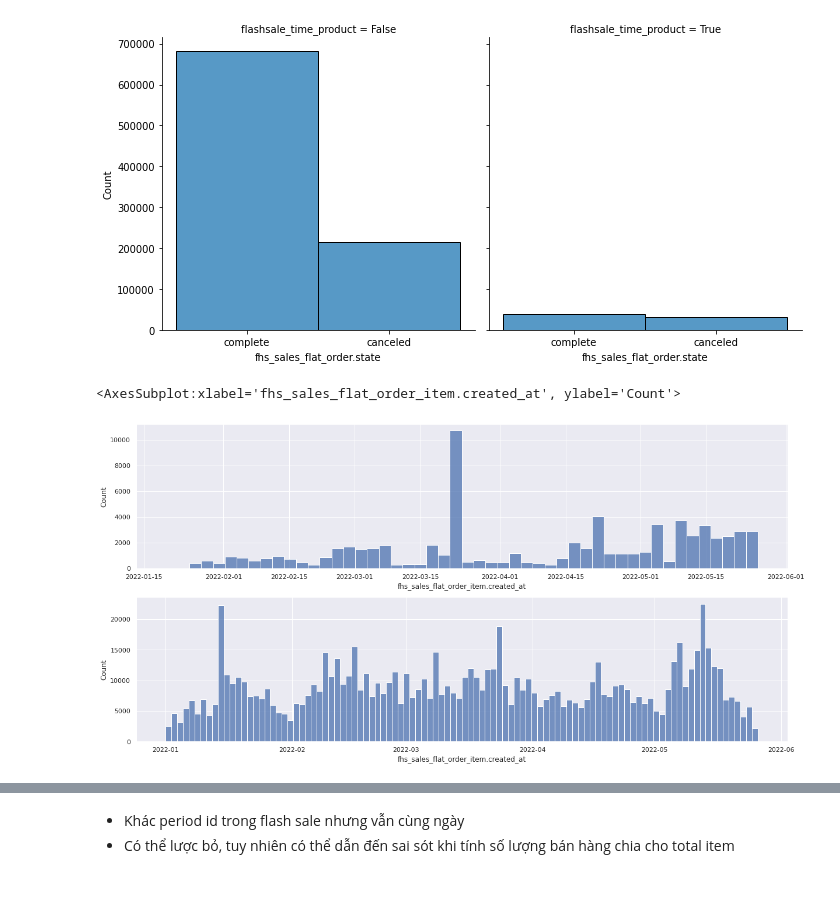
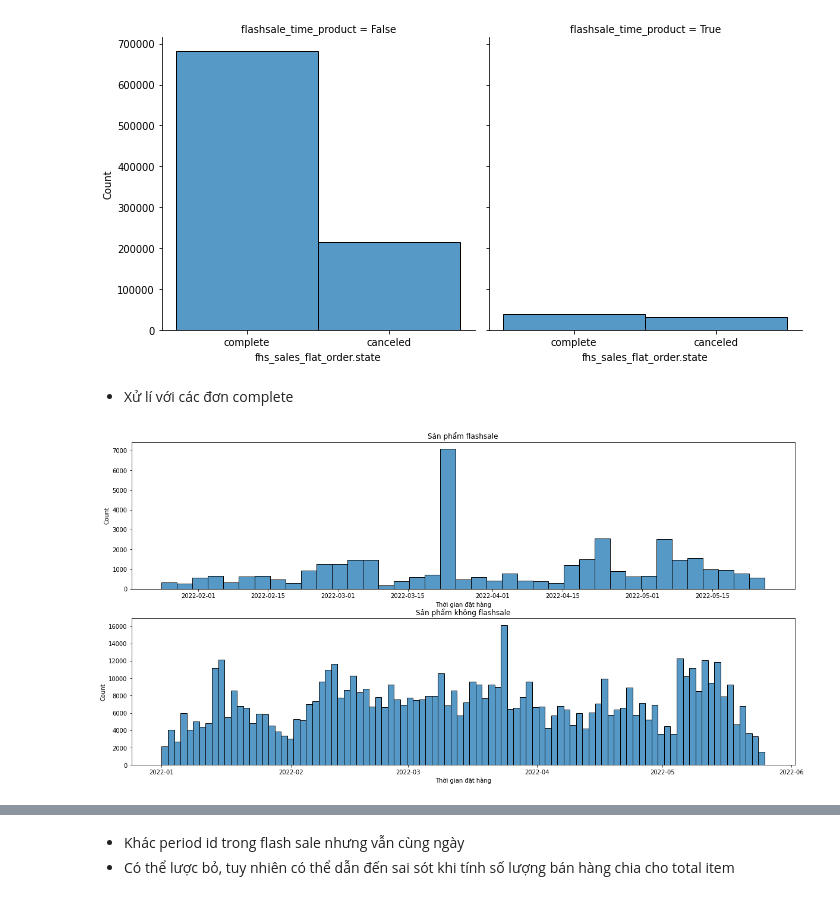
Before and after one commit to ToanLyHoa/Report-data-analysis, a Jupyter notebook: Analysis_Fahasa_Final.ipynb, the cells around one changed output, grey strips where cells are left out. Saved outputs shown, nothing was run; the diff lists cells and outputs as text; code cells hidden in the pictures.

```diff
--- a/Analysis_Fahasa_Final.ipynb
+++ b/Analysis_Fahasa_Final.ipynb
@@ -387,14 +390,24 @@ sns.displot(data = fhs_sales_flat_order_item_state_2022,
 # %% [output]
 <seaborn.axisgrid.FacetGrid at 0x...>
 [figure]
+# %% [markdown]
+- Xử lí với các đơn complete
+# %%
+fhs_sales_flat_order_item_state_2022 = \
+          fhs_sales_flat_order_item_state_2022\
+                    .loc[(fhs_sales_flat_order_item_state_2022['fhs_sales_flat_order.state'].isin(['complete']))
+                    &    (fhs_sales_flat_order_item_state_2022['fhs_sales_flat_order.status'].isin(['complete']))]
 # %%
 fig, ax = plt.subplots(2, 1, figsize=(20,10))
 sns.histplot(data = fhs_sales_flat_order_item_state_2022
                               .loc[fhs_sales_flat_order_item_state_2022['flashsale_time_product'] == True],
           x = 'fhs_sales_flat_order_item.created_at', ax = ax[0])
+ax[0].set_title('Sản phẩm flashsale')
+ax[0].set_xlabel('Thời gian đặt hàng')
 sns.histplot(data = fhs_sales_flat_order_item_state_2022
                               .loc[fhs_sales_flat_order_item_state_2022['flashsale_time_product'] == False],
           x = 'fhs_sales_flat_order_item.created_at', ax = ax[1])
+ax[1].set_title('Sản phẩm không flashsale')
+ax[1].set_xlabel('Thời gian đặt hàng');
 # %% [output]
-<AxesSubplot:xlabel='fhs_sales_flat_order_item.created_at', ylabel='Count'>
-[figure, old version]
+[figure, new version]
```
Also changed, not shown: parts of 17 cells of this notebook, 1 other file.
